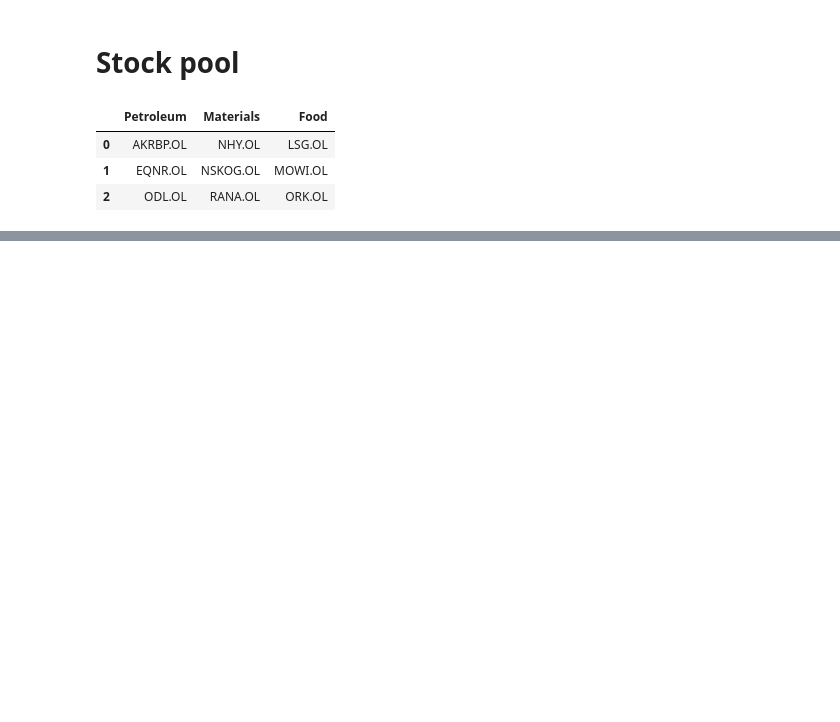
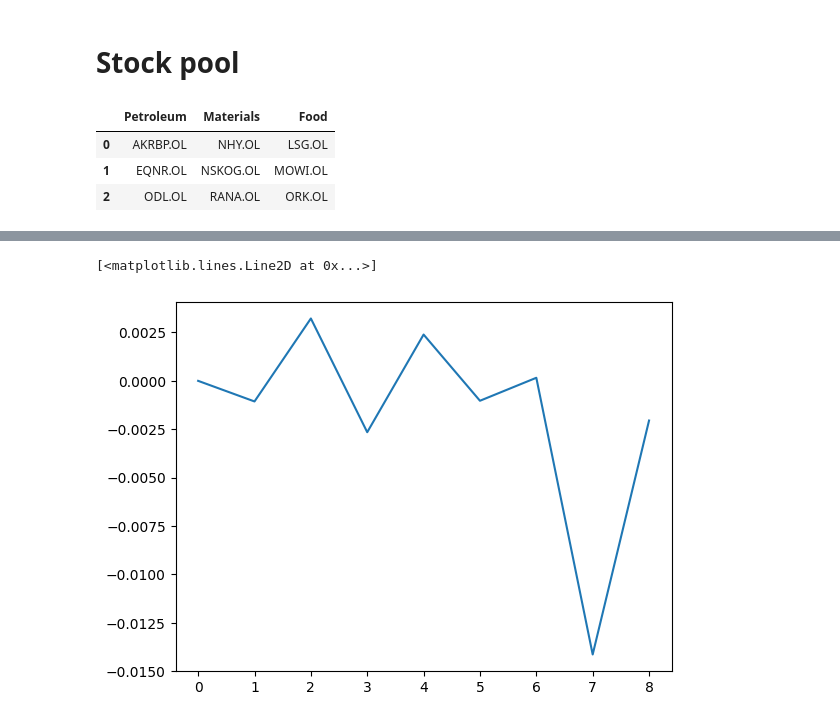
Before and after one commit to DataJakob/BBAN5000-Master-Thesis, a Jupyter notebook: src/test.ipynb, the cells around one changed output, grey strips where cells are left out. Drawn from its saved outputs; the diff is of its cells as text; code cells hidden in the pictures; blank space fills up the shorter version.

```diff
--- a/src/test.ipynb
+++ b/src/test.ipynb
@@ -77,0 +88,30 @@ fox = sliced_data
+# %%
+daily_returns = []
+for time in range(9):
+    ind_day_ret = np.array([data.returns[i][j].iloc[-time].iloc[0] for i in  range(3) for j in range(3)])
+    daily_returns.append(ind_day_ret)
+
+
+daily_ben_weights = benchmark.frequency_weights[:-1]
+
+daily_ben_weights = np.array([benchmark.frequency_weights[i][0] for i in range(len(benchmark.frequency_weights))])
+
+daily_exp_weights = np.repeat(1/9,9)
+
+
+rl_perf = [daily_ben_weights[time]@daily_returns[time] for time in range(9)]
+
+mpt_perf = [daily_exp_weights@daily_returns[time] for time in range(9)]
+
+excess_ret = [rl_perf[time]-mpt_perf[time] for time in range(9)]
+plt.plot(excess_ret)
+# %%
+rl_perf = [daily_ben_weights[time]@daily_returns[time] for time in range(9)]
+
+mpt_perf = [daily_exp_weights@daily_returns[time] for time in range(9)]
+
+excess_ret = [rl_perf[time]-mpt_perf[time] for time in range(9)]
+plt.plot(excess_ret)
+# %% [output]
+[<matplotlib.lines.Line2D at 0x...>]
+[figure, added]
```
Also changed, not shown: parts of 10 cells of this notebook, 2 other files.
